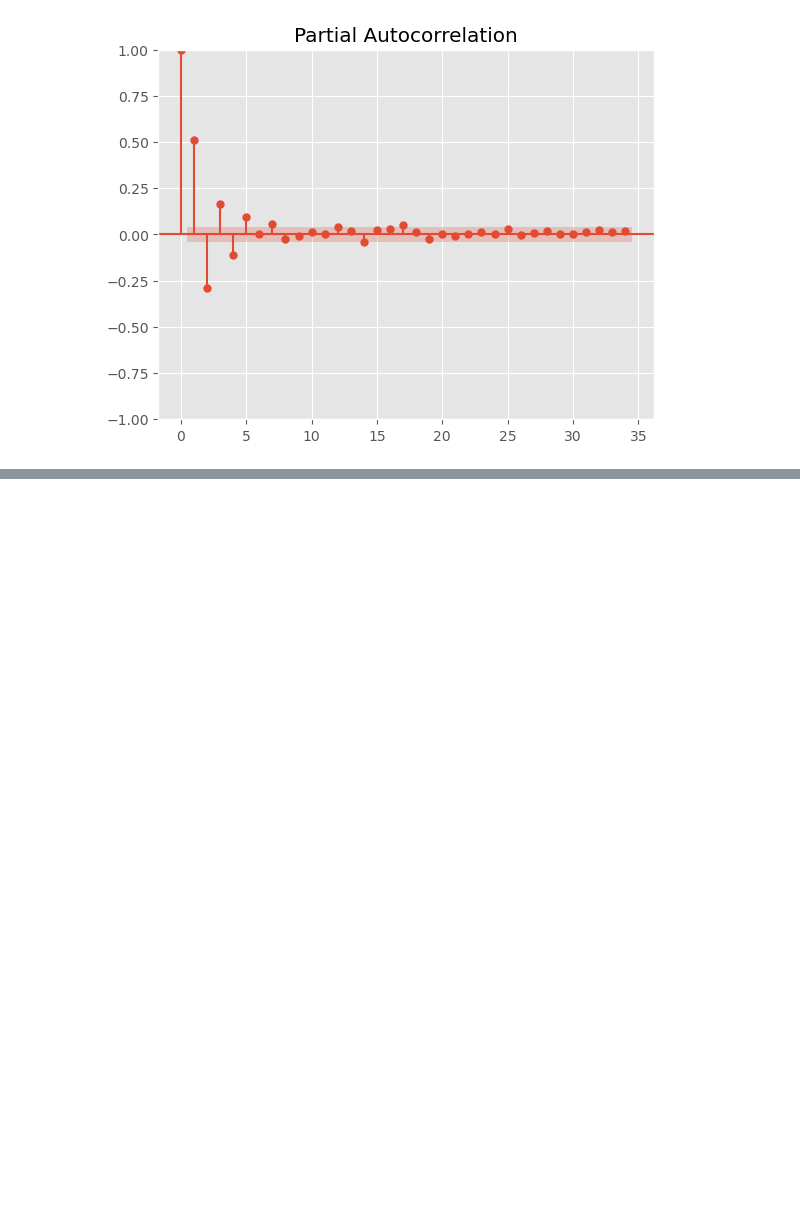
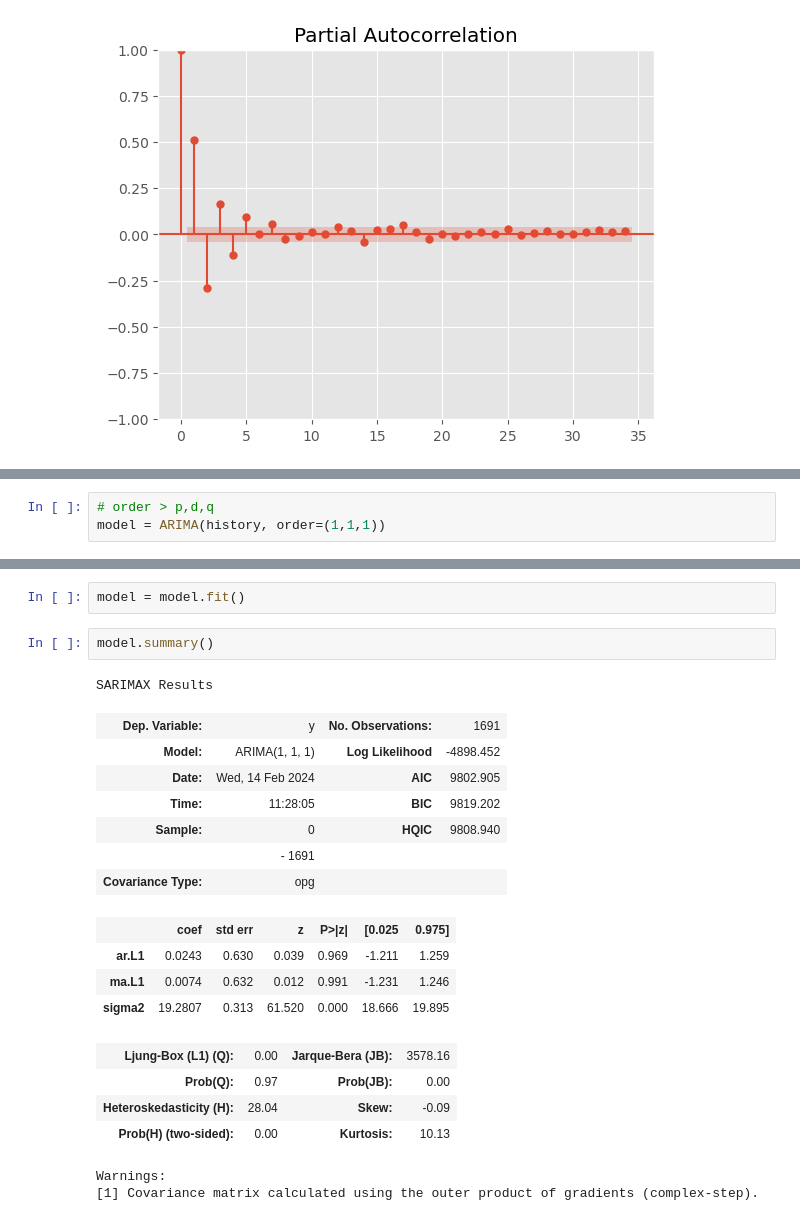
Before and after one commit to wiznikvibe/timeseries, a Jupyter notebook: EDA_TIMESERIES.ipynb, the cells around one changed output, grey strips where cells are left out. Cells and saved outputs as stored; diff of their text form; blank space fills up the shorter version.

```diff
--- a/EDA_TIMESERIES.ipynb
+++ b/EDA_TIMESERIES.ipynb
@@ -270,0 +307,3 @@ plot_pacf(df_Close)
+# %%
+# order > p,d,q
+model = ARIMA(history, order=(1,1,1))
@@ -270,0 +314,23 @@ plot_pacf(df_Close)
+# %%
+model = model.fit()
+# %%
+model.summary()
+# %% [output]
+SARIMAX Results
+| Dep. Variable: | y | No. Observations: | 1691 |
+| Model: | ARIMA(1, 1, 1) | Log Likelihood | -4898.452 |
+| Date: | Wed, 14 Feb 2024 | AIC | 9802.905 |
+| Time: | 11:28:05 | BIC | 9819.202 |
+| Sample: | 0 | HQIC | 9808.940 |
+|  | - 1691 |  |  |
+| Covariance Type: | opg |  |  |
+|  | coef | std err | z | P>|z| | [0.025 | 0.975] |
+| ar.L1 | 0.0243 | 0.630 | 0.039 | 0.969 | -1.211 | 1.259 |
+| ma.L1 | 0.0074 | 0.632 | 0.012 | 0.991 | -1.231 | 1.246 |
+| sigma2 | 19.2807 | 0.313 | 61.520 | 0.000 | 18.666 | 19.895 |
+| Ljung-Box (L1) (Q): | 0.00 | Jarque-Bera (JB): | 3578.16 |
+| Prob(Q): | 0.97 | Prob(JB): | 0.00 |
+| Heteroskedasticity (H): | 28.04 | Skew: | -0.09 |
+| Prob(H) (two-sided): | 0.00 | Kurtosis: | 10.13 |
+Warnings:
+[1] Covariance matrix calculated using the outer product of gradients (complex-step).
```
Also changed, not shown: parts of 17 cells of this notebook.
